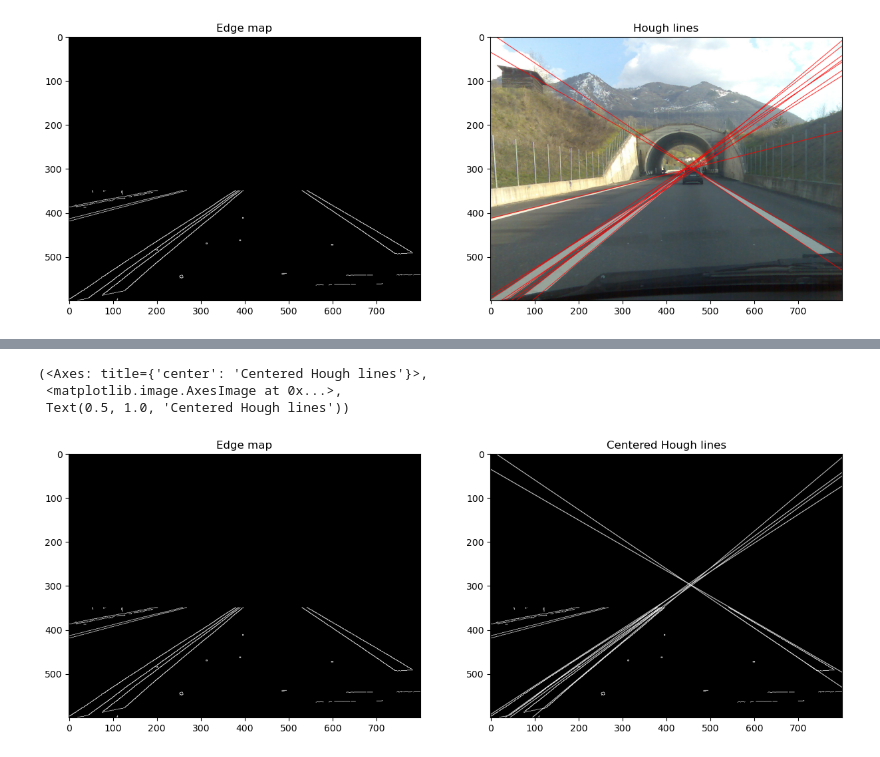
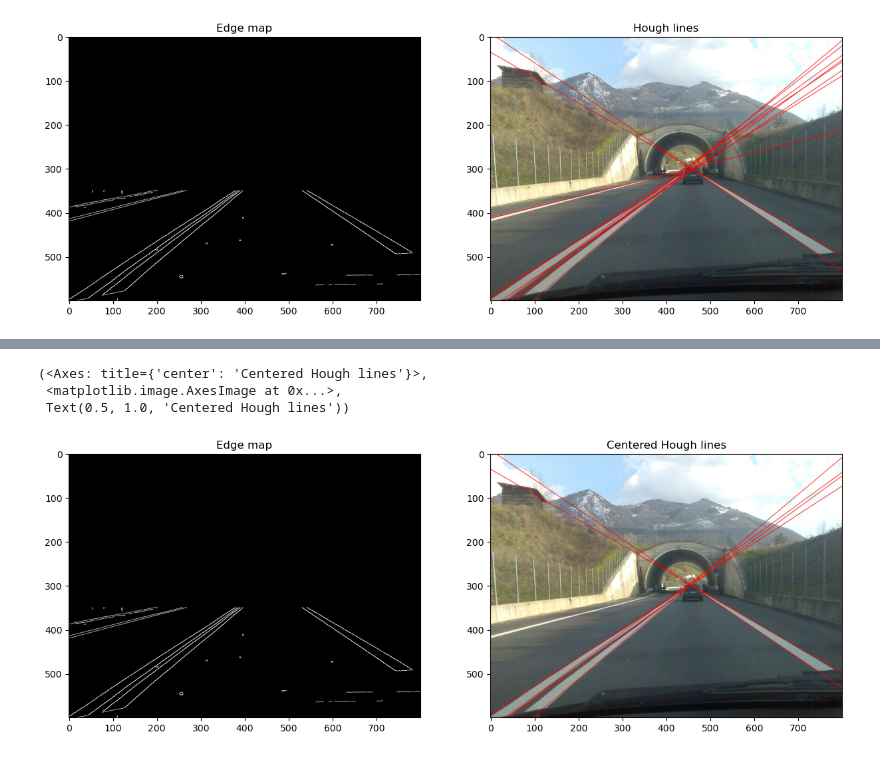
Before and after one commit to ivaniv993/CV, a Jupyter notebook: lesson_4/lesson_4.ipynb, the cells around one changed output, grey strips where cells are left out. Saved outputs shown, nothing was run; the diff lists cells and outputs as text; code cells hidden in the pictures.

```diff
--- a/lesson_4/lesson_4.ipynb
+++ b/lesson_4/lesson_4.ipynb
@@ -109,34 +109,34 @@ from sklearn.cluster import KMeans
 kmeans = KMeans(n_clusters=6).fit(filtered_lines)
 centers = kmeans.cluster_centers_
 
-result = np.copy(edges)
+result = np.copy(img)
 
 for rho, theta in centers:
     a = math.cos(theta)
     b = math.sin(theta)
     x0 = a * rho
     y0 = b * rho
     pt1 = (int(x0 + 1000*(-b)), int(y0 + 1000*(a)))
     pt2 = (int(x0 - 1000*(-b)), int(y0 - 1000*(a)))
     cv2.line(result, pt1, pt2, 255, 1, cv2.LINE_AA)
 
 
 plt.subplot(121), plt.imshow(edges, cmap='gray'), plt.title('Edge map')
 plt.subplot(122), plt.imshow(result, cmap='gray'), plt.title('Centered Hough lines')
 
 
 
 # 1) Do you see anything strange in the final result? - We got lines that display traffic lines that interest for current task. Last step get rid/centered similar lines
 # 2) Do you think the Hough transform resolution is important for obtaining a good result? Why? Yes, the transform resolution define that lines could
 # be curved on picture but with hidher parameter we would receive "noise" lines
 # 3) Do you think the Hough transform accumulator threshold is important for obtaining a good result? Why? - Yes, accumulator important as it allows
 # to select the srtongest results (in our case lines). Lines that intersects with number of edges >= threshold
 
 
 
 # When is the circular Hough transform used?
 # %% [output]
 (<Axes: title={'center': 'Centered Hough lines'}>,
  <matplotlib.image.AxesImage at 0x...>,
  Text(0.5, 1.0, 'Centered Hough lines'))
-[figure, old version]
+[figure, new version]
```
Also changed, not shown: parts of 1 cell of this notebook.
